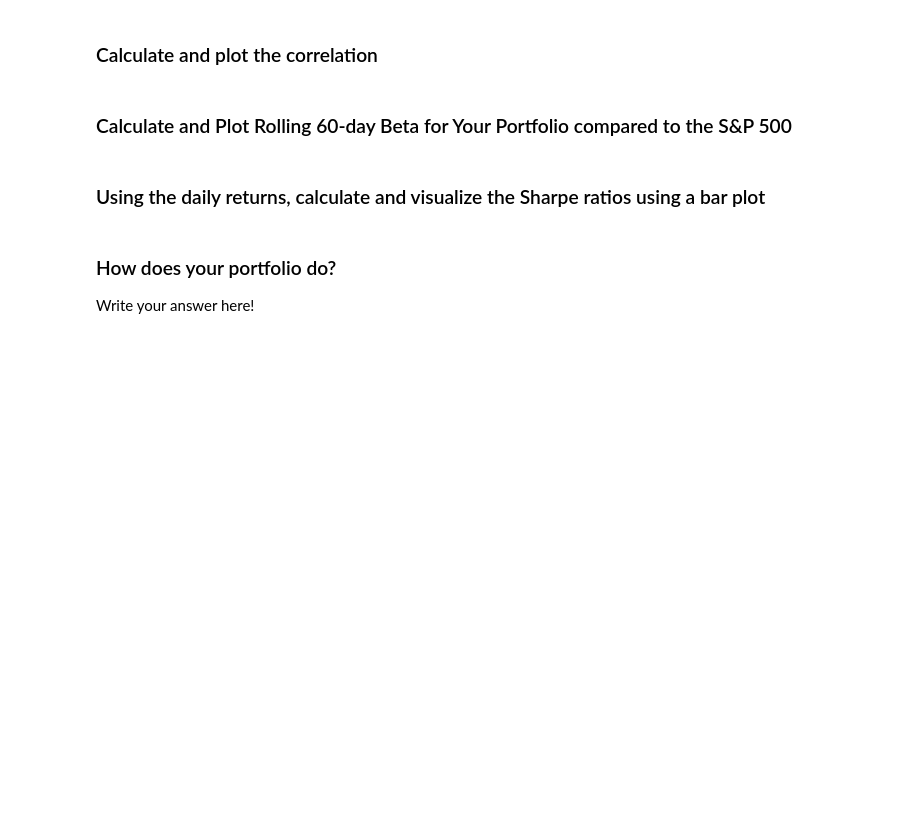
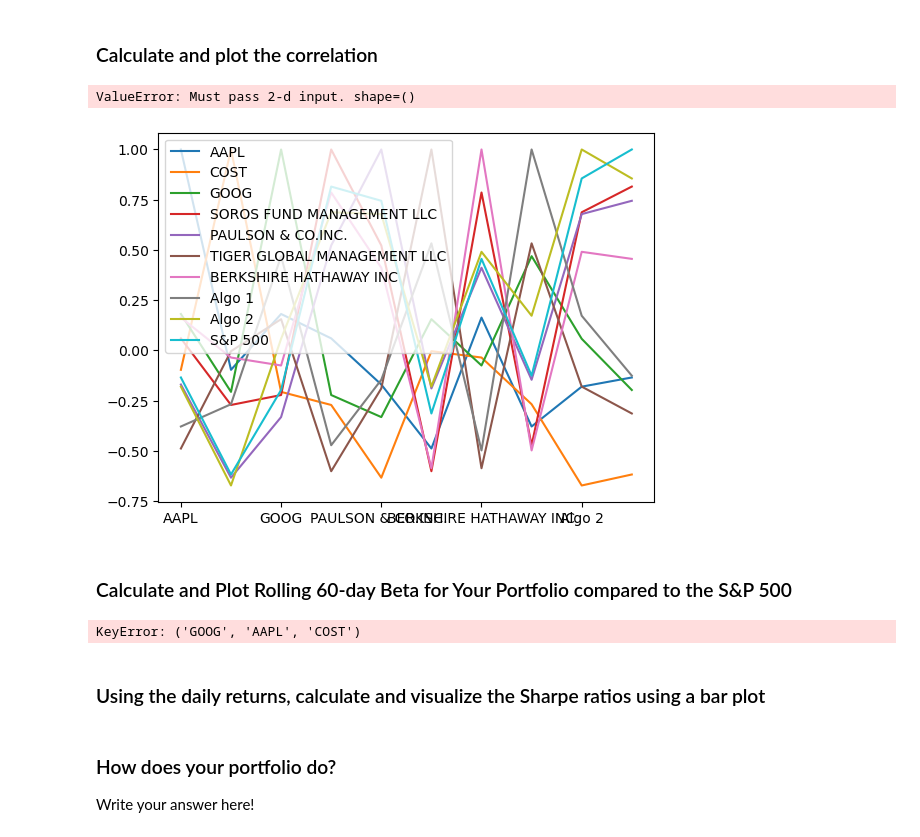
Before and after one commit to AnvithaChaluvadi/Module4Challenge, a Jupyter notebook: whale_analysis.ipynb, the cells around one changed output. Drawn from its saved outputs; the diff is of its cells as text; code cells hidden in the pictures; blank space fills up the shorter version.

```diff
--- a/whale_analysis.ipynb
+++ b/whale_analysis.ipynb
@@ -629,2 +632,12 @@ joined_returns.head()
+# %%
+# Calculate correlation
+correlation_joined = joined_returns.corr().plot()
+correlation_joined
+
+#Display correlation
+sns.heatmap(correlation_joined,vmin=-1,vmax=1)
+# %% [output]
+ValueError: Must pass 2-d input. shape=()
+[figure, added]
 # %% [markdown]
 ### Calculate and Plot Rolling 60-day Beta for Your Portfolio compared to the S&P 500
@@ -633,3 +644,15 @@ joined_returns.head()
+# %%
+# Calculate and plot Beta
+# Covariance calculation
+covariance_joined = joined_returns['GOOG', 'AAPL', 'COST'].rolling(window=60).cov(joined_returns['S&P 500'])
+# Variancee calculation
+variance_joined = joined_returns['S&P 500'].rolling(window=60).var()
+# Computing beta
+combined_joined = covariance_joined/variance_joined
+# Plot beta
+combined_joined.plot(figsize=(20,5))
+# %% [output]
+KeyError: ('GOOG', 'AAPL', 'COST')
 # %% [markdown]
 ### Using the daily returns, calculate and visualize the Sharpe ratios using a bar plot
 # %%
```
Also changed, not shown: parts of 6 cells of this notebook.
